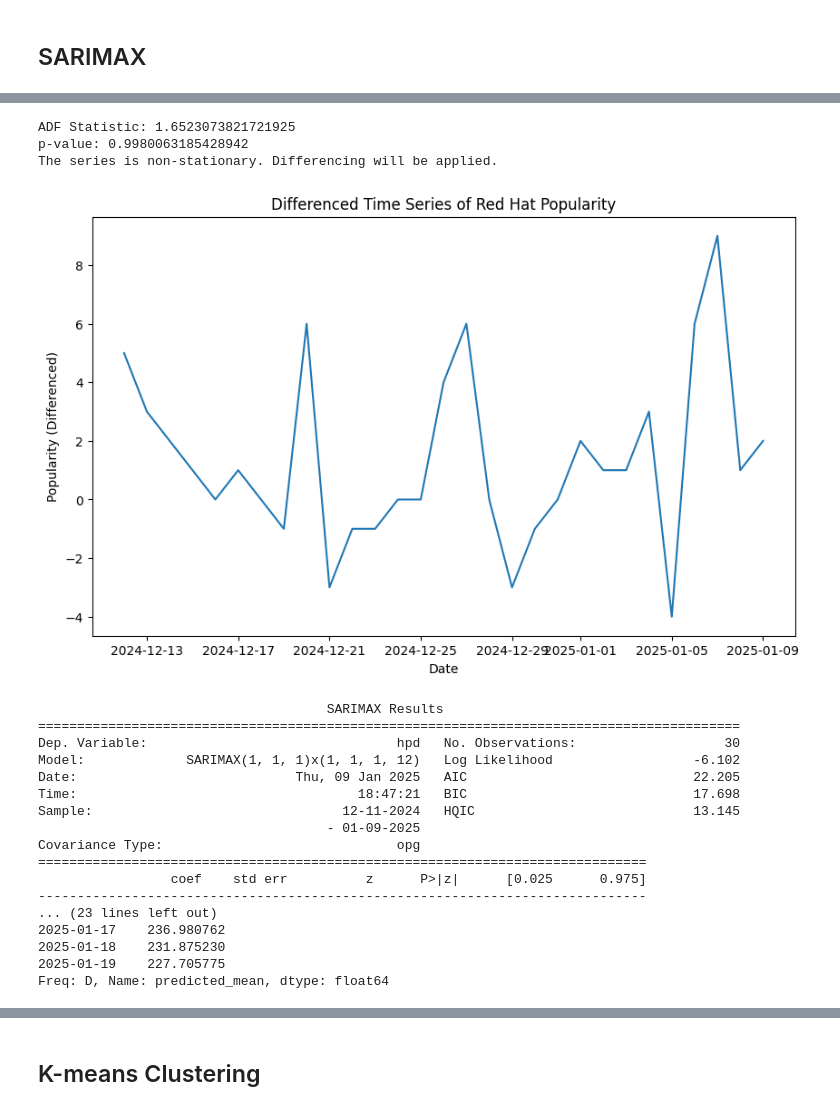
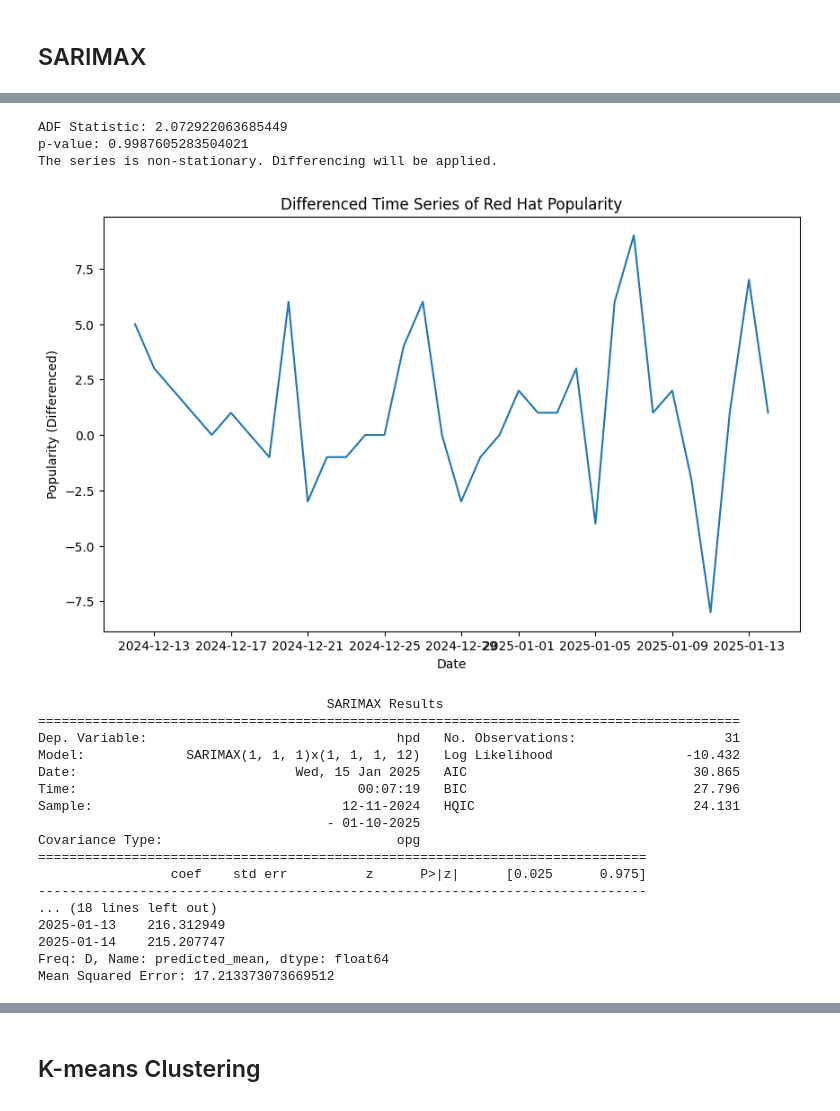
Before and after one commit to apavazza/linux-distros, a Jupyter notebook: linux_distros.ipynb, the cells around one changed output, grey strips where cells are left out. Cells and saved outputs as stored; diff of their text form; code cells hidden in the pictures.

Commit message:
Updated linear regression, PCA, ARIMA and SARIMAX

```diff
--- a/linux_distros.ipynb
+++ b/linux_distros.ipynb
@@ -189,7 +189,12 @@ file_list = ['cumulative_2024-12-11.csv',
              'cumulative_2025-01-06.csv',
              'cumulative_2025-01-07.csv',
              'cumulative_2025-01-08.csv',
-             'cumulative_2025-01-09.csv']
+             'cumulative_2025-01-09.csv',
+             'cumulative_2025-01-10.csv',
+             'cumulative_2025-01-11.csv',
+             'cumulative_2025-01-12.csv',
+             'cumulative_2025-01-13.csv',
+             'cumulative_2025-01-14.csv']
 
 dfs = list()
 
@@ -540,8 +593,9 @@ plt.show()
 from statsmodels.tsa.arima.model import ARIMA
 from datetime import datetime, timedelta
 from statsmodels.tsa.stattools import adfuller  # To check stationarity
+from sklearn.metrics import mean_squared_error
 
-distro_name = 'Red Hat'
+distro_name = 'Fedora'
 
 first_date = datetime(2024, 12, 11)
 
@@ -595,9 +649,13 @@ if adf_result[1] > 0.05:
 else:
     print("The series is stationary. No differencing needed.")
 
+train_size = int(0.9 * len(arima_data))
+train_data = arima_data['hpd'][:train_size]
+test_data = arima_data['hpd'][train_size:]
+
 # ARIMA Model fitting
 # We choose (p, d, q) parameters. Here we use (1, 1, 1) for simplicity
-arima_model = ARIMA(arima_data['hpd'],
+arima_model = ARIMA(train_data,
                     order=(1, 1, 1))  # Non-seasonal order (p, d, q)
 
 # Fit the model
@@ -607,14 +665,18 @@ arima_model_fit = arima_model.fit()
 print(arima_model_fit.summary())
 
 # Forecast future values
-arima_forecast = arima_model_fit.forecast(steps=10)
+arima_forecast = arima_model_fit.forecast(steps=len(test_data))
 print(f"Forecast for {distro_name}:")
 print(arima_forecast)
+
+# Evaluate the model performance using Mean Squared Error
+mse = mean_squared_error(test_data, arima_forecast)
+print(f'Mean Squared Error: {mse}')
 
 # Plot the original data and forecasted values
 plt.figure(figsize=(10, 6))
 plt.plot(arima_data['hpd'], label='Original Data')
-plt.plot(pd.date_range(start=arima_data.index[-1], periods=11, freq='D')[1:], arima_forecast, label='Forecast', color='red')
+plt.plot(test_data.index, arima_forecast, label='Forecast', color='red')
 plt.title(f"Forecast for {distro_name} Popularity")
 plt.xlabel('Date')
 plt.ylabel('Popularity')
@@ -710,10 +772,14 @@ if adf_result[1] > 0.05:
 else:
     print("The series is stationary. No differencing needed.")
 
+train_size = int(0.9 * len(sarimax_data))
+train_data = sarimax_data['hpd'][:train_size]
+test_data = sarimax_data['hpd'][train_size:]
+
 # SARIMA Model fitting
 # We choose (p, d, q) and (P, D, Q) parameters. Here we use (1, 1, 1) for simplicity
 # and set the seasonal period `s=12` for monthly data with yearly seasonality.
-sarimax_model = SARIMAX(sarimax_data['hpd'],
+sarimax_model = SARIMAX(train_data,
                 order=(1, 1, 1),  # Non-seasonal order (p, d, q)
                 seasonal_order=(1, 1, 1, 12),  # Seasonal order (P, D, Q, s)
                 enforce_stationarity=False,  # Don't enforce stationarity constraints
@@ -726,14 +792,18 @@ sarimax_model_fit = sarimax_model.fit(disp=False)
 print(sarimax_model_fit.summary())
 
 # Forecast future values (e.g., next 10 days)
-sarimax_forecast = sarimax_model_fit.forecast(steps=10)
+sarimax_forecast = sarimax_model_fit.forecast(steps=len(test_data))
 print(f"Forecast for {distro_name}:")
 print(sarimax_forecast)
+
+# Evaluate the model performance using Mean Squared Error
+mse = mean_squared_error(test_data, sarimax_forecast)
+print(f'Mean Squared Error: {mse}')
 
 # Plot the original data and forecasted values
 plt.figure(figsize=(10, 6))
 plt.plot(sarimax_data['hpd'], label='Original Data')
-plt.plot(pd.date_range(start=sarimax_data.index[-1], periods=11, freq='D')[1:], sarimax_forecast, label='Forecast', color='red')
+plt.plot(test_data.index, sarimax_forecast, label='Forecast', color='red')
 plt.title(f"Forecast for {distro_name} Popularity")
 plt.xlabel('Date')
 plt.ylabel('Popularity')
@@ -750,21 +820,21 @@ plt.show()
-ADF Statistic: 1.6523073821721925
-p-value: 0.9980063185428942
+ADF Statistic: 2.072922063685449
+p-value: 0.9987605283504021
 The series is non-stationary. Differencing will be applied.
-[figure, old version]
+[figure, new version]
                                      SARIMAX Results
 ==========================================================================================
-Dep. Variable:                                hpd   No. Observations:                   30
-Model:             SARIMAX(1, 1, 1)x(1, 1, 1, 12)   Log Likelihood                  -6.102
-Date:                            Thu, 09 Jan 2025   AIC                             22.205
-Time:                                    18:47:21   BIC                             17.698
-Sample:                                12-11-2024   HQIC                            13.145
-                                     - 01-09-2025
+Dep. Variable:                                hpd   No. Observations:                   31
+Model:             SARIMAX(1, 1, 1)x(1, 1, 1, 12)   Log Likelihood                 -10.432
+Date:                            Wed, 15 Jan 2025   AIC                             30.865
+Time:                                    00:07:19   BIC                             27.796
+Sample:                                12-11-2024   HQIC                            24.131
+                                     - 01-10-2025
 Covariance Type:                              opg
 ==============================================================================
                  coef    std err          z      P>|z|      [0.025      0.975]
 ------------------------------------------------------------------------------
-... (23 lines left out)
-2025-01-17    236.980762
-2025-01-18    231.875230
-2025-01-19    227.705775
+... (18 lines left out)
+2025-01-13    216.312949
+2025-01-14    215.207747
 Freq: D, Name: predicted_mean, dtype: float64
+Mean Squared Error: 17.213373073669512
```
Also changed, not shown: parts of 8 cells of this notebook, 1 other file.
